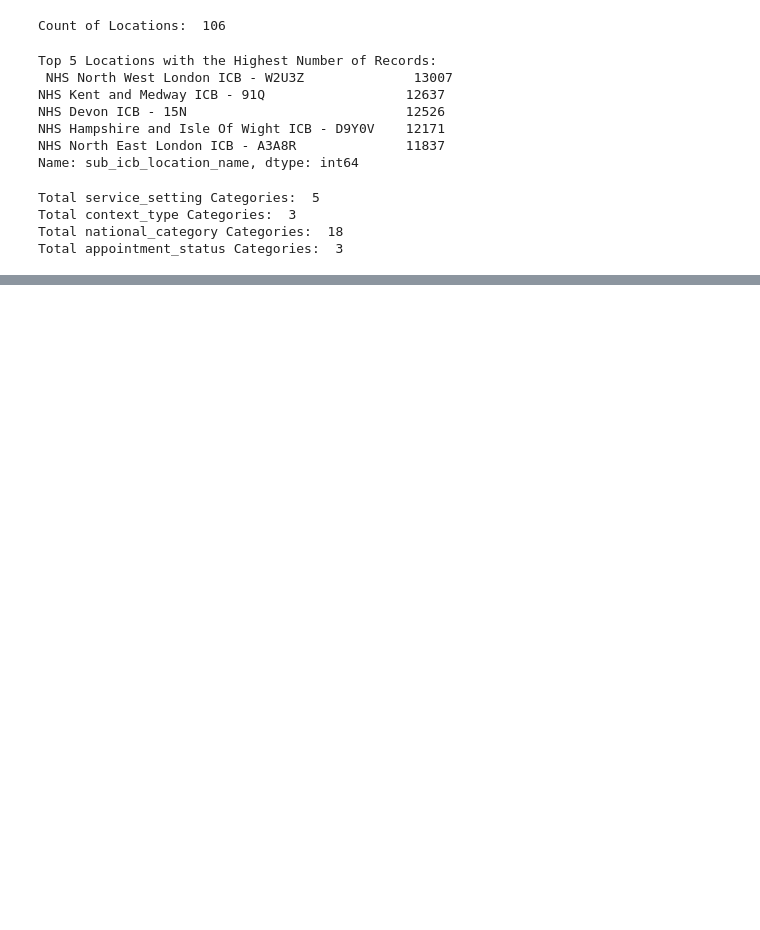
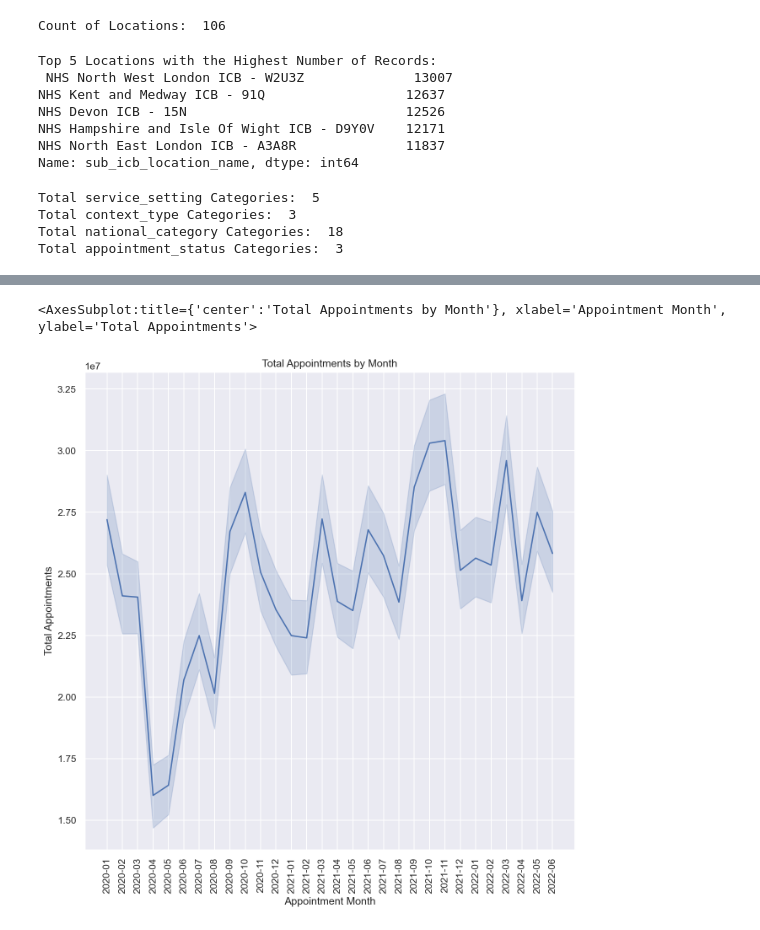
Before and after one commit to ClaireLLawrence/Lawrence_Claire_DA201_Assignment, a Jupyter notebook: Lawrence_Claire_DA201_Assignment_Notebook.ipynb, the cells around one changed output, grey strips where cells are left out. Drawn from its saved outputs; the diff is of its cells as text; code cells hidden in the pictures; blank space fills up the shorter version.

```diff
--- a/Lawrence_Claire_DA201_Assignment_Notebook.ipynb
+++ b/Lawrence_Claire_DA201_Assignment_Notebook.ipynb
@@ -258,0 +565,13 @@ Total appointment_status Categories:  3
+# %%
+fig, ax = plt.subplots(dpi=150)
+
+sns.set(rc = {'figure.figsize':(10, 10)})
+ax.set_title("Total Appointments by Month")
+ax.set_xlabel("Appointment Month")
+ax.set_ylabel("Total Appointments")
+plt.xticks(rotation=90)
+
+sns.lineplot(x='appointment_month', y='count_of_appointments', estimator=sum, data=ar)
+# %% [output]
+<AxesSubplot:title={'center':'Total Appointments by Month'}, xlabel='Appointment Month', ylabel='Total Appointments'>
+[figure, added]
```
Also changed, not shown: parts of 39 cells of this notebook.
